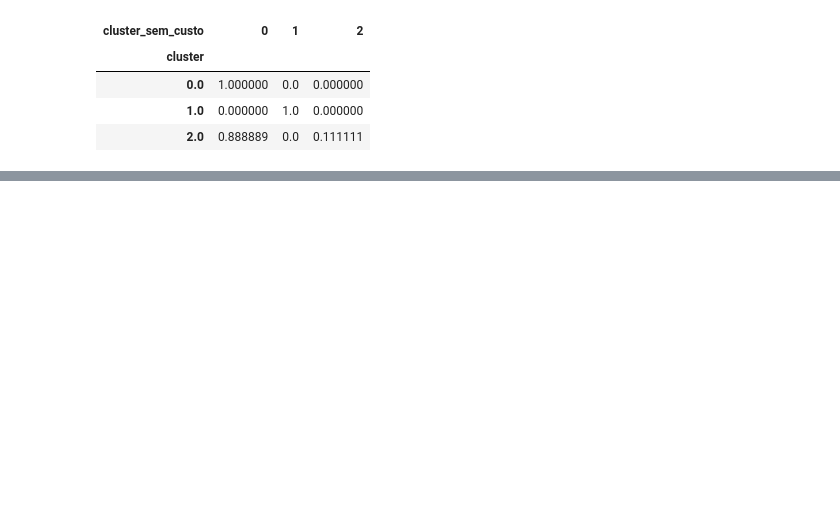
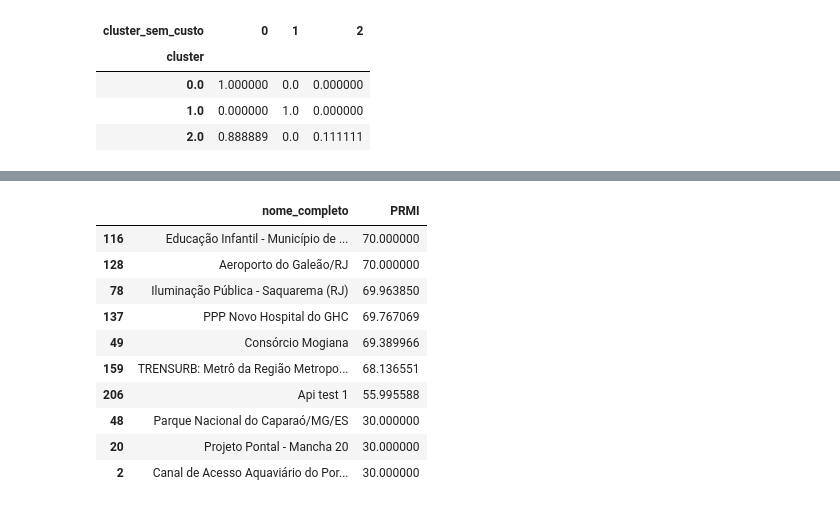
Before and after one commit to TheCarlosRamos/Painel-Projetos, a Jupyter notebook: analise_ml.ipynb, the cells around one changed output, grey strips where cells are left out. Cells and saved outputs as stored; diff of their text form; code cells hidden in the pictures; blank space fills up the shorter version.

```diff
--- a/analise_ml.ipynb
+++ b/analise_ml.ipynb
@@ -699,0 +914,16 @@ NameError: name 'df' is not defined
+# %%
+df.sort_values("PRMI", ascending=False)[
+    ["nome_completo", "PRMI"]
+].head(10)
+# %% [output]
+|  | nome_completo | PRMI |
+| 116 | Educação Infantil - Município de ... | 70.000000 |
+| 128 | Aeroporto do Galeão/RJ | 70.000000 |
+| 78 | Iluminação Pública - Saquarema (RJ) | 69.963850 |
+| 137 | PPP Novo Hospital do GHC | 69.767069 |
+| 49 | Consórcio Mogiana | 69.389966 |
+| 159 | TRENSURB: Metrô da Região Metropo... | 68.136551 |
+| 206 | Api test 1 | 55.995588 |
+| 48 | Parque Nacional do Caparaó/MG/ES | 30.000000 |
+| 20 | Projeto Pontal - Mancha 20 | 30.000000 |
+| 2 | Canal de Acesso Aquaviário do Por... | 30.000000 |
```
Also changed, not shown: parts of 27 cells of this notebook, 52 other files.
